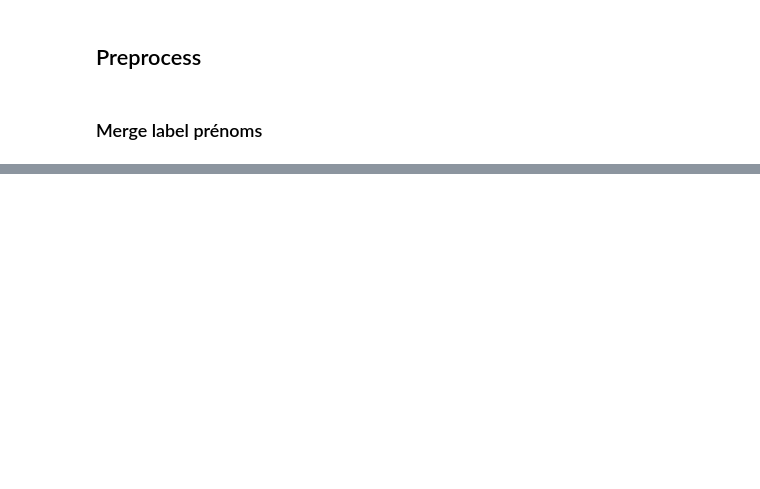
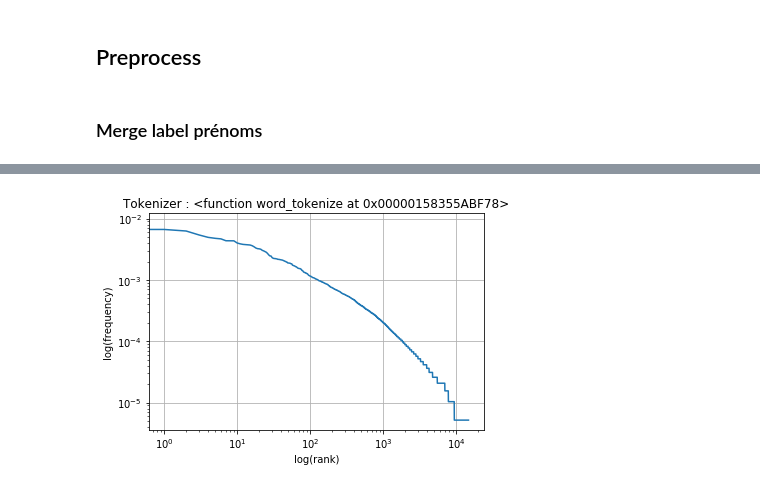
Before and after one commit to pihk94/NLP_brouillon, a Jupyter notebook: ESSAI_SCRAP.ipynb, the cells around one changed output, grey strips where cells are left out. Cells and saved outputs as stored; diff of their text form; code cells hidden in the pictures; blank space fills up the shorter version.

```diff
--- a/ESSAI_SCRAP.ipynb
+++ b/ESSAI_SCRAP.ipynb
@@ -186,3 +244,25 @@ from operator import add
 
 arr = DATA.discours.apply(lambda x: tokenizer.tokenize(x)).array
 arr = reduce(add, arr)
+# %%
+from collections import Counter
+import matplotlib.pyplot as plt
+from gensim.models import LdaModel
+from gensim import corpora
+import nltk
+from string import punctuation
+
+nltk.download('stopwords')
+en_stop = set(nltk.corpus.stopwords.words('french'))
+to_be_removed = list(en_stop) + list(punctuation) +['a','cette','ça','Mme','Mr'] + list(str(x))
+
+tok = tokenizer
+arr = DATA[DATA.sexe==1].discours.apply(lambda x: list(filter(lambda a: a.lower() not in to_be_removed,tok.tokenize(x)))).array
+arr = reduce(add, arr)
+c = Counter(arr)
+print(c)
+d = pd.DataFrame(c, index=['occurrences']).transpose().reset_index()
+d.columns=['word', 'occurences']
+nb_total = d.occurences.sum()
+d['freq'] = d.occurences.apply(lambda x: x/nb_total)
+d = d.sort_values('freq', ascending=False)
@@ -189,26 +274,16 @@ arr = reduce(add, arr)
 # %%
-from collections import Counter
-import matplotlib.pyplot as plt
-
-arr = DATA.discours.apply(lambda x: tokenizer.tokenize(x)).array
-arr = reduce(add, arr)
-c = Counter(arr)
-print(c)
-d = pd.DataFrame(c, index=['occurrences']).transpose().reset_index()
-d.columns=['word', 'occurences']
-nb_total = d.occurences.sum()
-d['freq'] = d.occurences.apply(lambda x: x/nb_total)
-d = d.sort_values('freq', ascending=False)
 plt.figure()
 plt.grid()
 plt.xscale('log')  # Using log scale
 plt.yscale('log')  # Using log scale
 plt.xlabel('log(rank)')
 plt.ylabel('log(frequency)')
 plt.title("Tokenizer : {0}".format(word_tokenize))
 x = list(range(d.shape[0]))
 plt.plot(x, d.freq)
 plt.show()
+# %% [output]
+[figure, added]
 # %%
 import nltk
 import nltk.data
```
Also changed, not shown: parts of 20 cells of this notebook.
